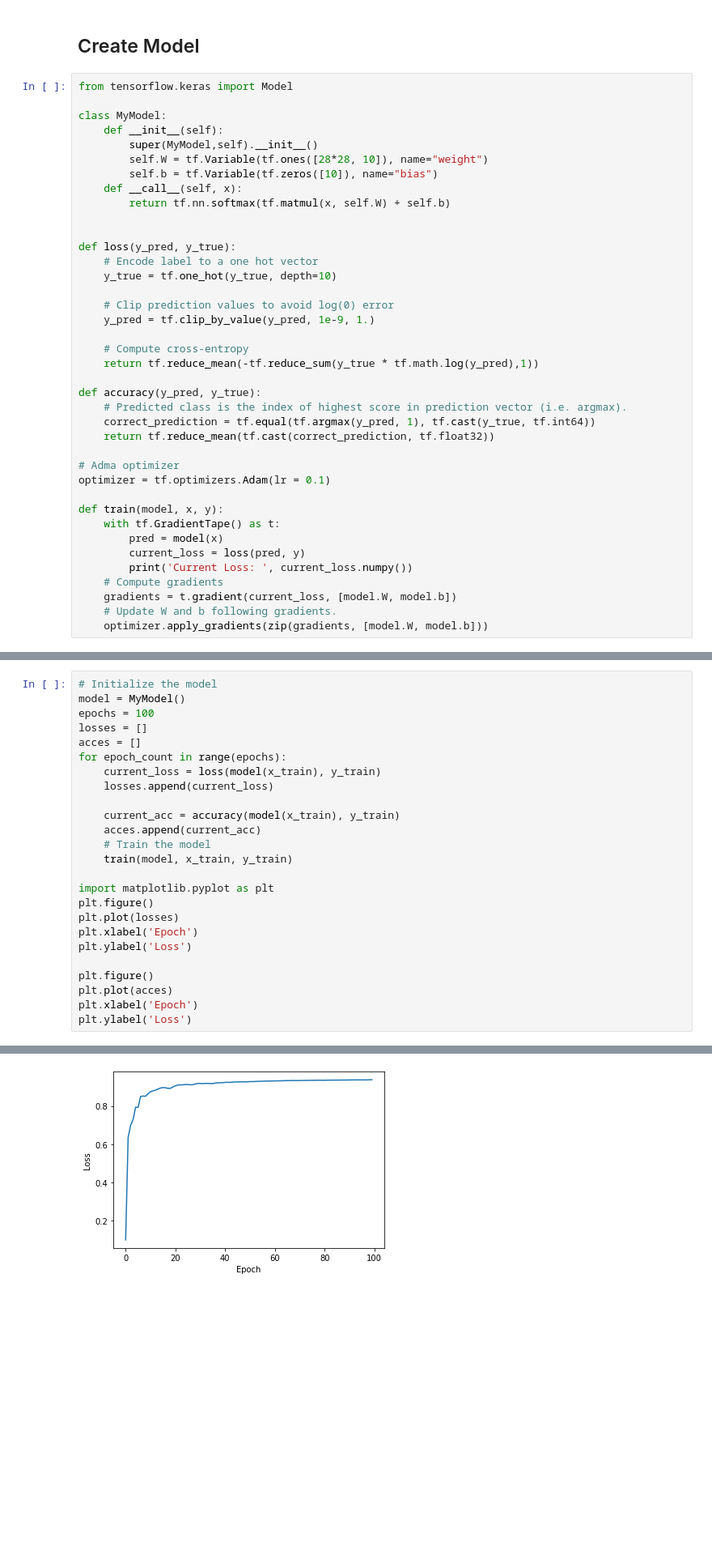
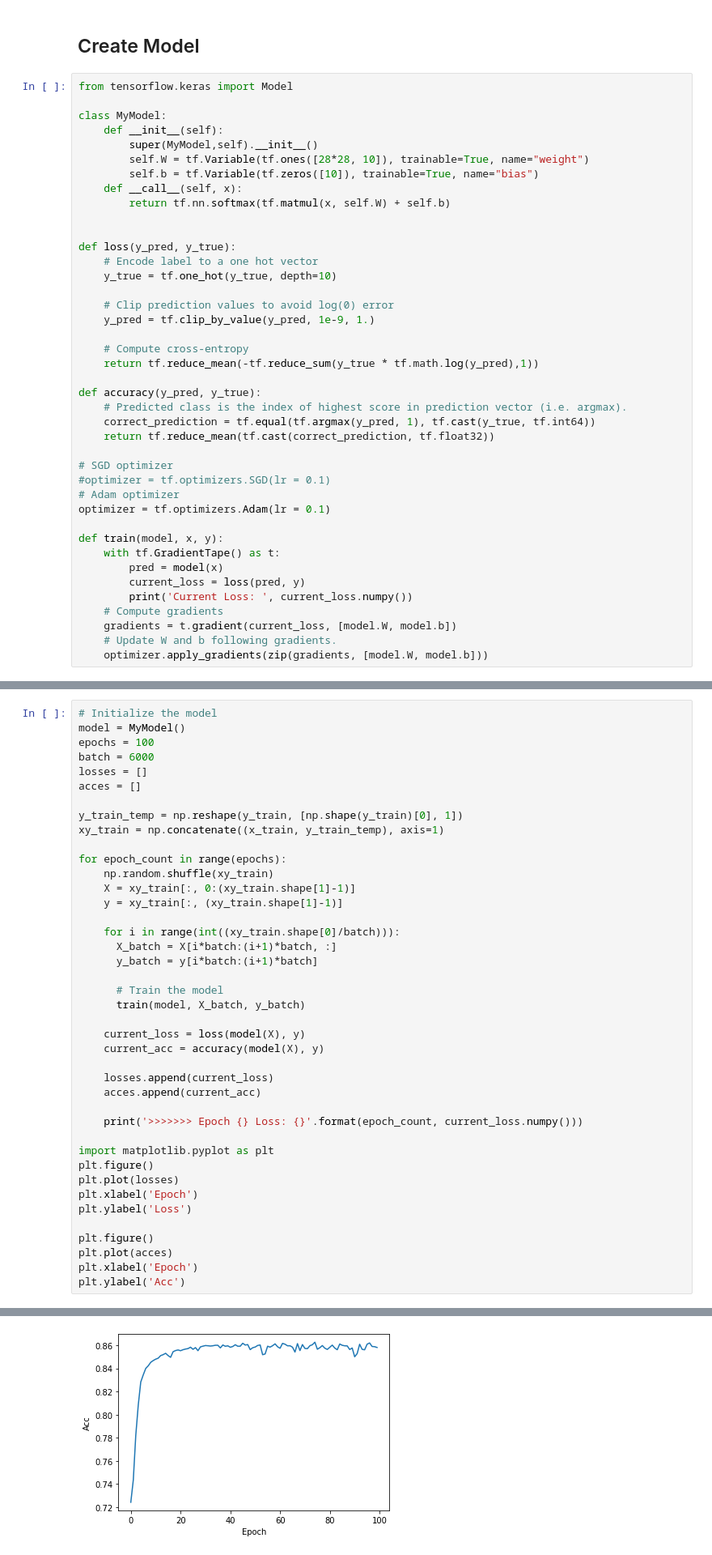
Before and after one commit to MohsenJadidi/ISLR, a Jupyter notebook: Logistic_Regression_in_TensorFlow_2.ipynb, the cells around one changed output, grey strips where cells are left out. Shown at 81% size. Cells and saved outputs as stored; diff of their text form; blank space fills up the shorter version.

```diff
--- a/Logistic_Regression_in_TensorFlow_2.ipynb
+++ b/Logistic_Regression_in_TensorFlow_2.ipynb
@@ -36,8 +29,8 @@ from tensorflow.keras import Model
 class MyModel:
     def __init__(self):
         super(MyModel,self).__init__()
-        self.W = tf.Variable(tf.ones([28*28, 10]), name="weight")
-        self.b = tf.Variable(tf.zeros([10]), name="bias")
+        self.W = tf.Variable(tf.ones([28*28, 10]), trainable=True, name="weight")
+        self.b = tf.Variable(tf.zeros([10]), trainable=True, name="bias")
     def __call__(self, x):
         return tf.nn.softmax(tf.matmul(x, self.W) + self.b)
 
@@ -57,7 +50,9 @@ def accuracy(y_pred, y_true):
     correct_prediction = tf.equal(tf.argmax(y_pred, 1), tf.cast(y_true, tf.int64))
     return tf.reduce_mean(tf.cast(correct_prediction, tf.float32))
 
-# Adma optimizer
+# SGD optimizer
+#optimizer = tf.optimizers.SGD(lr = 0.1)
+# Adam optimizer
 optimizer = tf.optimizers.Adam(lr = 0.1)
 
 def train(model, x, y):
@@ -75,16 +119,32 @@ def train(model, x, y):
 # Initialize the model
 model = MyModel()
 epochs = 100
+batch = 6000
 losses = []
 acces = []
+
+y_train_temp = np.reshape(y_train, [np.shape(y_train)[0], 1])
+xy_train = np.concatenate((x_train, y_train_temp), axis=1)
+
 for epoch_count in range(epochs):
-    current_loss = loss(model(x_train), y_train)
+    np.random.shuffle(xy_train)
+    X = xy_train[:, 0:(xy_train.shape[1]-1)]
+    y = xy_train[:, (xy_train.shape[1]-1)]
+
+    for i in range(int((xy_train.shape[0]/batch))):
+      X_batch = X[i*batch:(i+1)*batch, :]
+      y_batch = y[i*batch:(i+1)*batch]
+
+      # Train the model
+      train(model, X_batch, y_batch)
+
+    current_loss = loss(model(X), y)
+    current_acc = accuracy(model(X), y)
+
     losses.append(current_loss)
+    acces.append(current_acc)
 
-    current_acc = accuracy(model(x_train), y_train)
-    acces.append(current_acc)
-    # Train the model
-    train(model, x_train, y_train)
+    print('>>>>>>> Epoch {} Loss: {}'.format(epoch_count, current_loss.numpy()))
 
 import matplotlib.pyplot as plt
 plt.figure()
@@ -95,5 +155,5 @@ plt.ylabel('Loss')
 plt.figure()
 plt.plot(acces)
 plt.xlabel('Epoch')
-plt.ylabel('Loss')
+plt.ylabel('Acc')
 # %% [output]
@@ -119 +179 @@ Text(0, 0.5, 'Loss')
-[figure, old version]
+[figure, new version]
```
Also changed, not shown: parts of 5 cells of this notebook.
